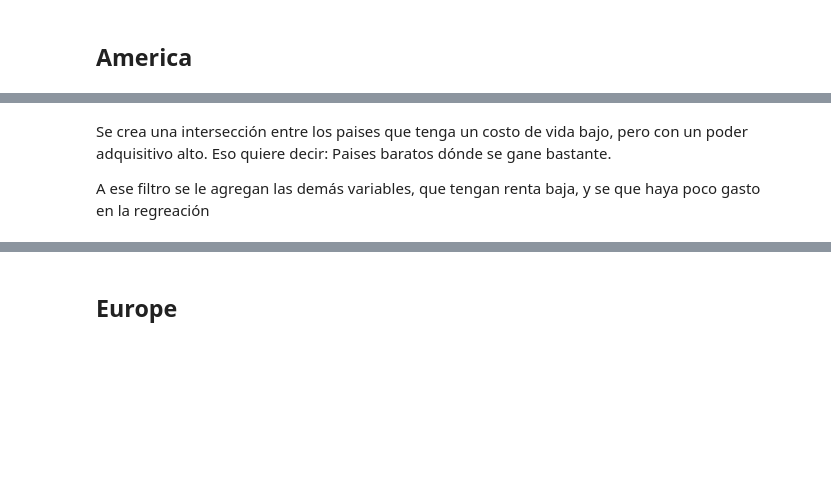
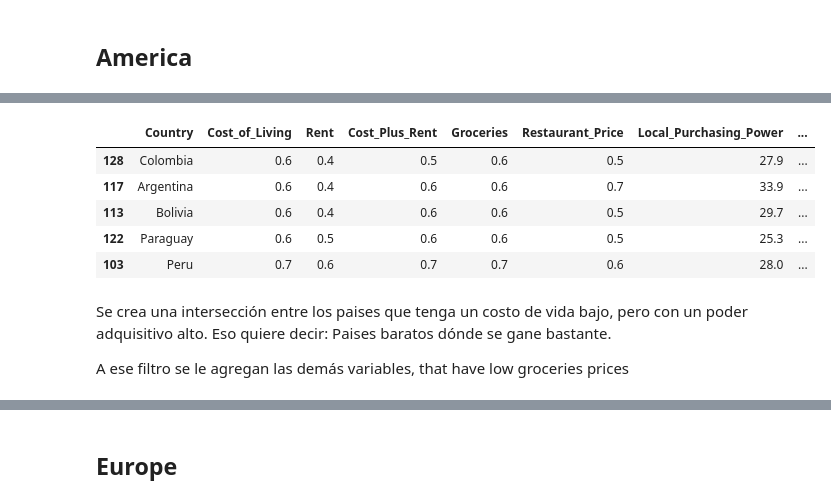
Before and after one commit to EdwLearn/BestCountry, a Jupyter notebook: 2. Cost of Living.ipynb, the cells around one changed output, grey strips where cells are left out. Saved outputs shown, nothing was run; the diff lists cells and outputs as text; code cells hidden in the pictures; blank space fills up the shorter version.

```diff
--- a/2. Cost of Living.ipynb
+++ b/2. Cost of Living.ipynb
@@ -893,5 +878,14 @@ df_america
+# %%
+best_countries_americas.head(5)
+# %% [output]
+|  | Country | Cost_of_Living | Rent | Cost_Plus_Rent | Groceries | Restaurant_Price | Local_Purchasing_Power | ... |
+| 128 | Colombia | 0.6 | 0.4 | 0.5 | 0.6 | 0.5 | 27.9 | ... |
+| 117 | Argentina | 0.6 | 0.4 | 0.6 | 0.6 | 0.7 | 33.9 | ... |
+| 113 | Bolivia | 0.6 | 0.4 | 0.6 | 0.6 | 0.5 | 29.7 | ... |
+| 122 | Paraguay | 0.6 | 0.5 | 0.6 | 0.6 | 0.5 | 25.3 | ... |
+| 103 | Peru | 0.7 | 0.6 | 0.7 | 0.7 | 0.6 | 28.0 | ... |
 # %% [markdown]
 Se crea una intersección entre los paises que tenga un costo de vida bajo, pero con un poder adquisitivo alto. Eso quiere decir: Paises baratos dónde se gane bastante.
 
-A ese filtro se le agregan las demás variables, que tengan renta baja, y se que haya poco gasto en la regreación
+A ese filtro se le agregan las demás variables, that have low groceries prices
 # %% [markdown]
```
Also changed, not shown: parts of 61 cells of this notebook.
